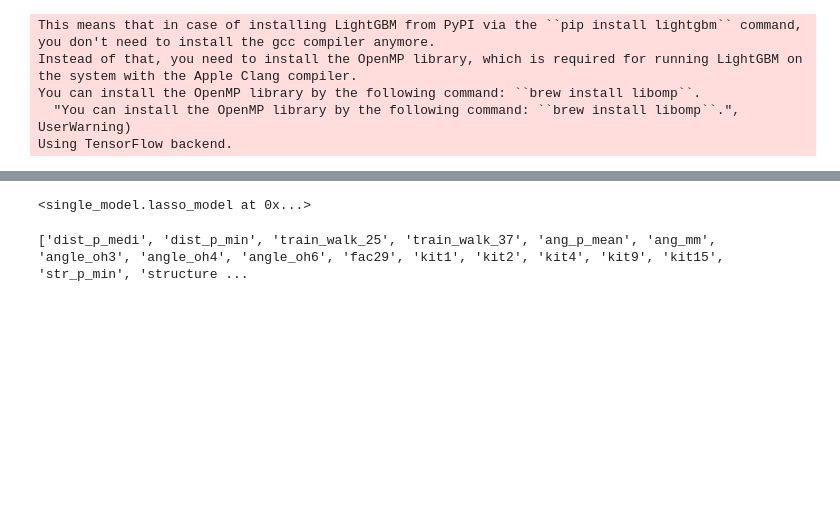
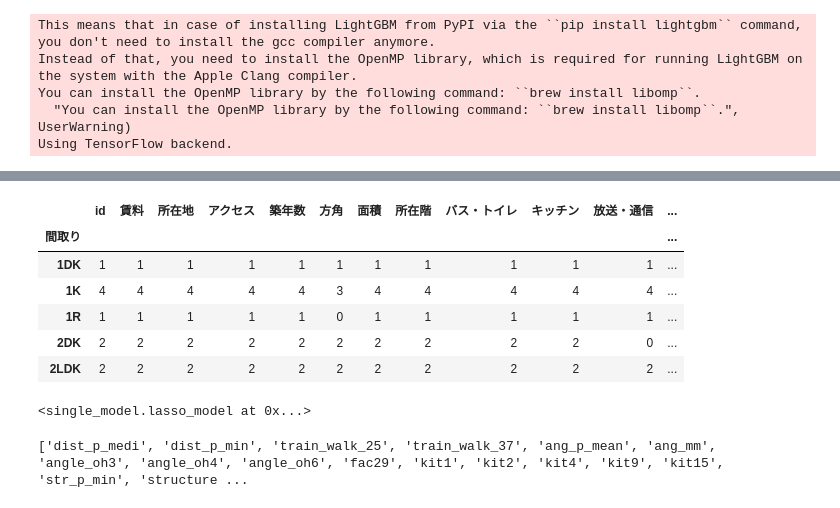
Before and after one commit to MosasoM/mynavi, a Jupyter notebook: mynavi_datavis.ipynb, the cells around one changed output, grey strips where cells are left out. Drawn from its saved outputs; the diff is of its cells as text; code cells hidden in the pictures; blank space fills up the shorter version.

```diff
--- a/mynavi_datavis.ipynb
+++ b/mynavi_datavis.ipynb
@@ -55,3 +75,14 @@ Using TensorFlow backend.
+# %%
+data = train.head(10)
+data.groupby("間取り").count()
+# %% [output]
+|  | id | 賃料 | 所在地 | アクセス | 築年数 | 方角 | 面積 | 所在階 | バス・トイレ | キッチン | 放送・通信 | ... |
+| 間取り |  |  |  |  |  |  |  |  |  |  |  | ... |
+| 1DK | 1 | 1 | 1 | 1 | 1 | 1 | 1 | 1 | 1 | 1 | 1 | ... |
+| 1K | 4 | 4 | 4 | 4 | 4 | 3 | 4 | 4 | 4 | 4 | 4 | ... |
+| 1R | 1 | 1 | 1 | 1 | 1 | 0 | 1 | 1 | 1 | 1 | 1 | ... |
+| 2DK | 2 | 2 | 2 | 2 | 2 | 2 | 2 | 2 | 2 | 2 | 0 | ... |
+| 2LDK | 2 | 2 | 2 | 2 | 2 | 2 | 2 | 2 | 2 | 2 | 2 | ... |
 # %%
 model = lasso_model()
 model.fit(train_x,train_y)
```
Also changed, not shown: parts of 3 cells of this notebook, 14 other files.
